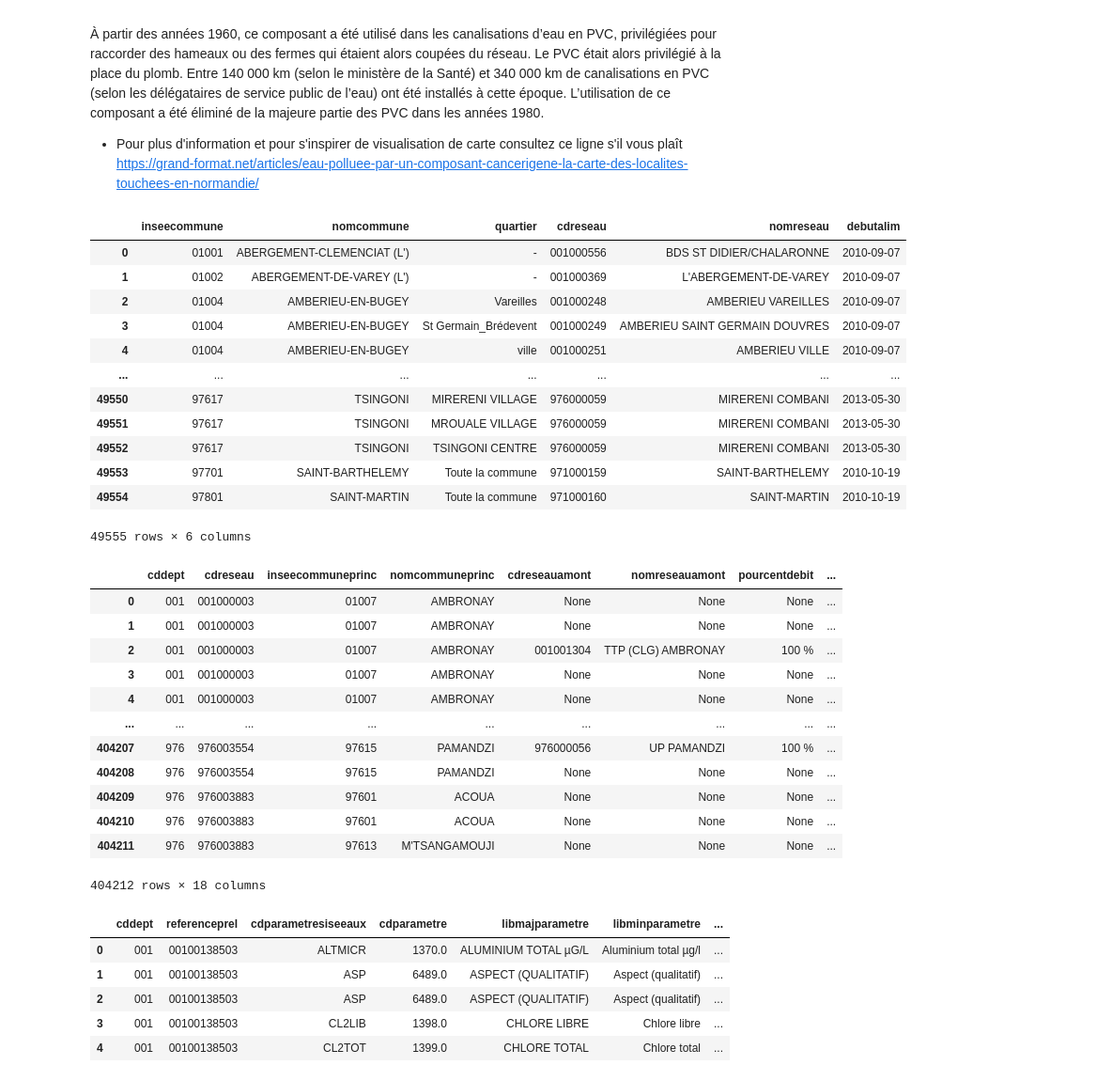
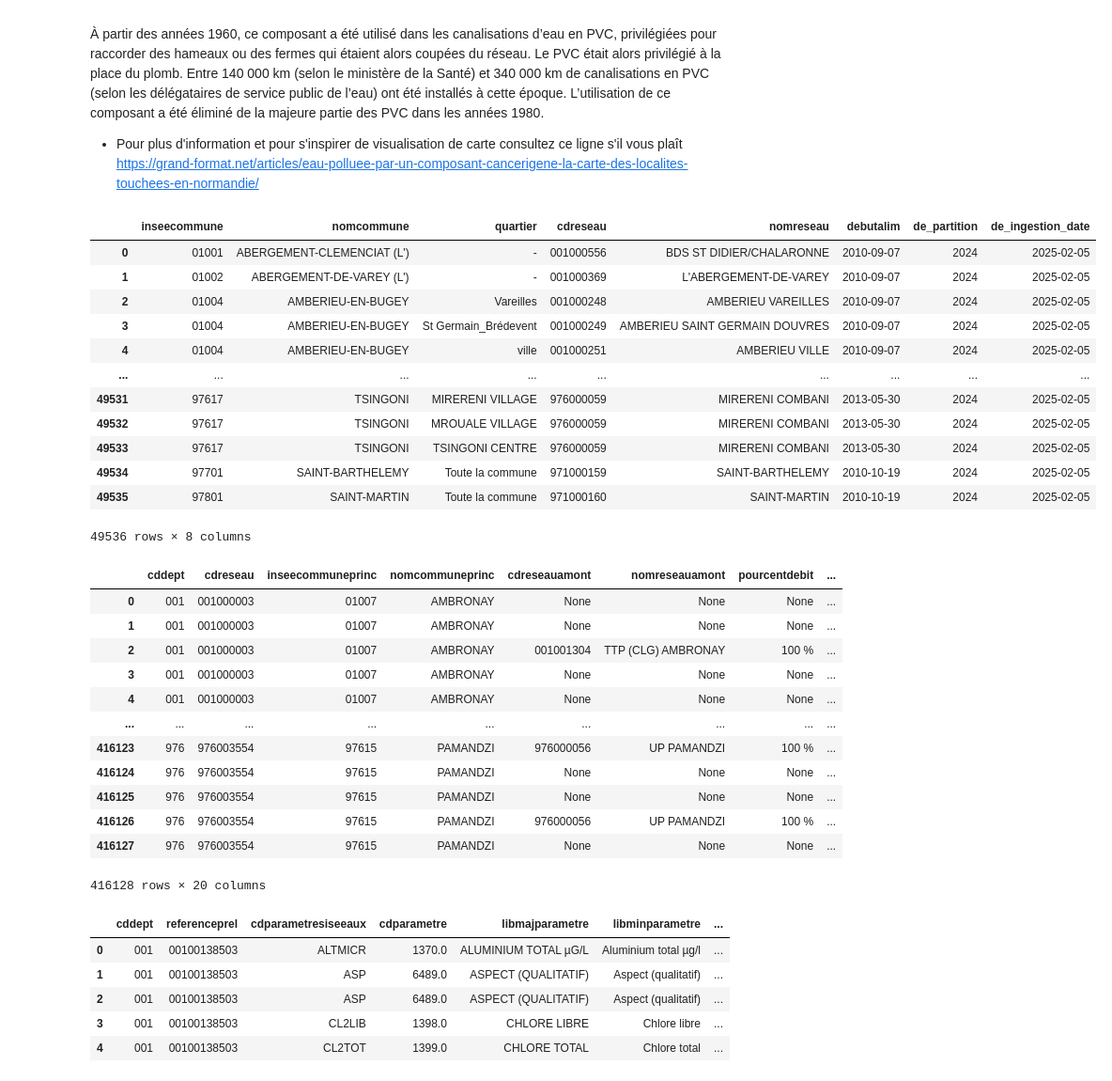
Before and after one commit to githubzey/13_pollution_eau, a Jupyter notebook: analytics/notebooks/etude_cvm.ipynb, the cells around one changed output. Shown at 94% size. Drawn from its saved outputs; the diff is of its cells as text; code cells hidden in the pictures.

Commit message:
names of tables changed and map code is modified

```diff
--- a/analytics/notebooks/etude_cvm.ipynb
+++ b/analytics/notebooks/etude_cvm.ipynb
@@ -18,21 +18,21 @@ con = duckdb.connect(database="./../../database/data.duckdb", read_only=True)
 # %%
 # Affichons les tables
 
-con.table("sise_communes").df()
+con.table("edc_communes").df()
 # %% [output]
-|  | inseecommune | nomcommune | quartier | cdreseau | nomreseau | debutalim |
-| 0 | 01001 | ABERGEMENT-CLEMENCIAT (L') | - | 001000556 | BDS ST DIDIER/CHALARONNE | 2010-09-07 |
-| 1 | 01002 | ABERGEMENT-DE-VAREY (L') | - | 001000369 | L'ABERGEMENT-DE-VAREY | 2010-09-07 |
-| 2 | 01004 | AMBERIEU-EN-BUGEY | Vareilles | 001000248 | AMBERIEU VAREILLES | 2010-09-07 |
-| 3 | 01004 | AMBERIEU-EN-BUGEY | St Germain_Brédevent | 001000249 | AMBERIEU SAINT GERMAIN DOUVRES | 2010-09-07 |
-| 4 | 01004 | AMBERIEU-EN-BUGEY | ville | 001000251 | AMBERIEU VILLE | 2010-09-07 |
-| ... | ... | ... | ... | ... | ... | ... |
-| 49550 | 97617 | TSINGONI | MIRERENI VILLAGE | 976000059 | MIRERENI COMBANI | 2013-05-30 |
-| 49551 | 97617 | TSINGONI | MROUALE VILLAGE | 976000059 | MIRERENI COMBANI | 2013-05-30 |
-| 49552 | 97617 | TSINGONI | TSINGONI CENTRE | 976000059 | MIRERENI COMBANI | 2013-05-30 |
-| 49553 | 97701 | SAINT-BARTHELEMY | Toute la commune | 971000159 | SAINT-BARTHELEMY | 2010-10-19 |
-| 49554 | 97801 | SAINT-MARTIN | Toute la commune | 971000160 | SAINT-MARTIN | 2010-10-19 |
+|  | inseecommune | nomcommune | quartier | cdreseau | nomreseau | debutalim | de_partition | de_ingestion_date |
+| 0 | 01001 | ABERGEMENT-CLEMENCIAT (L') | - | 001000556 | BDS ST DIDIER/CHALARONNE | 2010-09-07 | 2024 | 2025-02-05 |
+| 1 | 01002 | ABERGEMENT-DE-VAREY (L') | - | 001000369 | L'ABERGEMENT-DE-VAREY | 2010-09-07 | 2024 | 2025-02-05 |
+| 2 | 01004 | AMBERIEU-EN-BUGEY | Vareilles | 001000248 | AMBERIEU VAREILLES | 2010-09-07 | 2024 | 2025-02-05 |
+| 3 | 01004 | AMBERIEU-EN-BUGEY | St Germain_Brédevent | 001000249 | AMBERIEU SAINT GERMAIN DOUVRES | 2010-09-07 | 2024 | 2025-02-05 |
+| 4 | 01004 | AMBERIEU-EN-BUGEY | ville | 001000251 | AMBERIEU VILLE | 2010-09-07 | 2024 | 2025-02-05 |
+| ... | ... | ... | ... | ... | ... | ... | ... | ... |
+| 49531 | 97617 | TSINGONI | MIRERENI VILLAGE | 976000059 | MIRERENI COMBANI | 2013-05-30 | 2024 | 2025-02-05 |
+| 49532 | 97617 | TSINGONI | MROUALE VILLAGE | 976000059 | MIRERENI COMBANI | 2013-05-30 | 2024 | 2025-02-05 |
+| 49533 | 97617 | TSINGONI | TSINGONI CENTRE | 976000059 | MIRERENI COMBANI | 2013-05-30 | 2024 | 2025-02-05 |
+| 49534 | 97701 | SAINT-BARTHELEMY | Toute la commune | 971000159 | SAINT-BARTHELEMY | 2010-10-19 | 2024 | 2025-02-05 |
+| 49535 | 97801 | SAINT-MARTIN | Toute la commune | 971000160 | SAINT-MARTIN | 2010-10-19 | 2024 | 2025-02-05 |
-49555 rows × 6 columns
+49536 rows × 8 columns
 # %%
 # Chargeons la table sise_communes dans un pandas dataframe
 
@@ -40,5 +40,5 @@ communes = con.table("sise_communes").to_df()
 # %%
-con.table("sise_prelevements").df()
+con.table("edc_prelevements").df()
 # %% [output]
 |  | cddept | cdreseau | inseecommuneprinc | nomcommuneprinc | cdreseauamont | nomreseauamont | pourcentdebit | ... |
 | 0 | 001 | 001000003 | 01007 | AMBRONAY | None | None | None | ... |
@@ -47,12 +47,12 @@ con.table("sise_prelevements").df()
 | 3 | 001 | 001000003 | 01007 | AMBRONAY | None | None | None | ... |
 | 4 | 001 | 001000003 | 01007 | AMBRONAY | None | None | None | ... |
 | ... | ... | ... | ... | ... | ... | ... | ... | ... |
-| 404207 | 976 | 976003554 | 97615 | PAMANDZI | 976000056 | UP PAMANDZI | 100 % | ... |
-| 404208 | 976 | 976003554 | 97615 | PAMANDZI | None | None | None | ... |
-| 404209 | 976 | 976003883 | 97601 | ACOUA | None | None | None | ... |
-| 404210 | 976 | 976003883 | 97601 | ACOUA | None | None | None | ... |
-| 404211 | 976 | 976003883 | 97613 | M'TSANGAMOUJI | None | None | None | ... |
+| 416123 | 976 | 976003554 | 97615 | PAMANDZI | 976000056 | UP PAMANDZI | 100 % | ... |
+| 416124 | 976 | 976003554 | 97615 | PAMANDZI | None | None | None | ... |
+| 416125 | 976 | 976003554 | 97615 | PAMANDZI | None | None | None | ... |
+| 416126 | 976 | 976003554 | 97615 | PAMANDZI | 976000056 | UP PAMANDZI | 100 % | ... |
+| 416127 | 976 | 976003554 | 97615 | PAMANDZI | None | None | None | ... |
-404212 rows × 18 columns
+416128 rows × 20 columns
 # %%
 # Chargeons la table sise_prelevements dans un pandas dataframe
 
```
Also changed, not shown: parts of 17 cells of this notebook, 1 other file.
